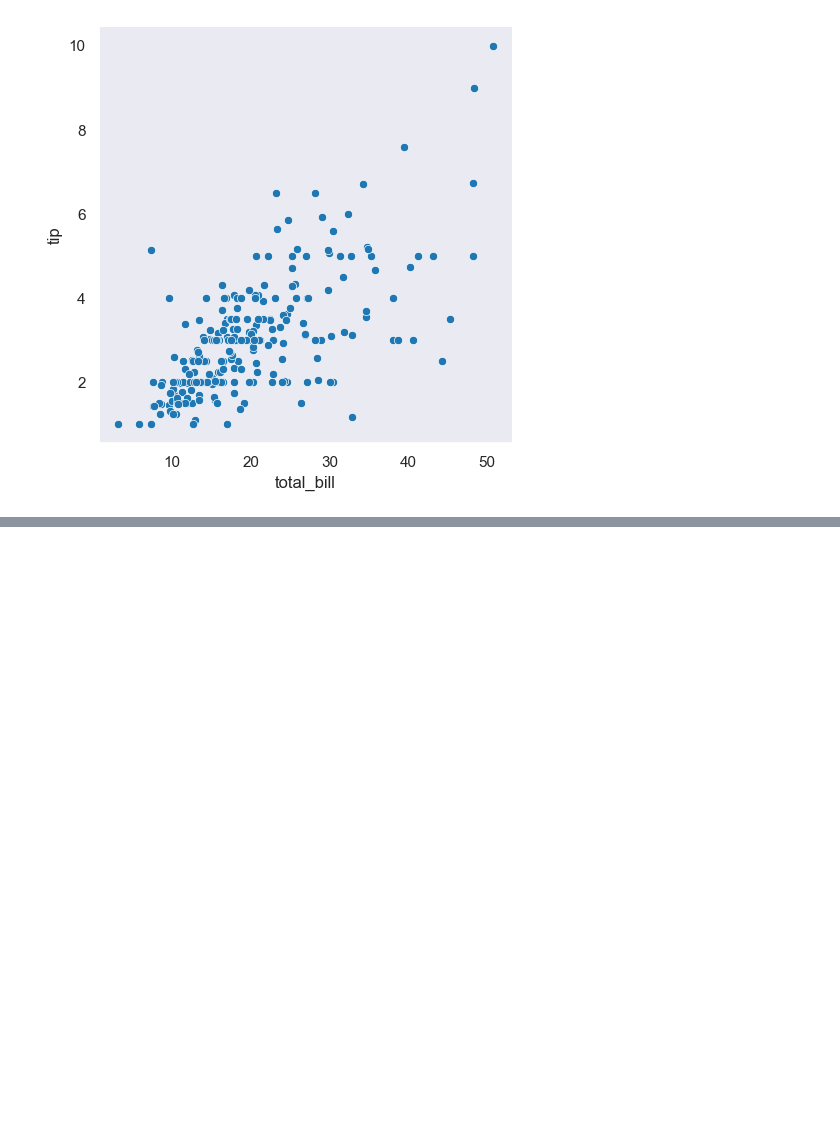
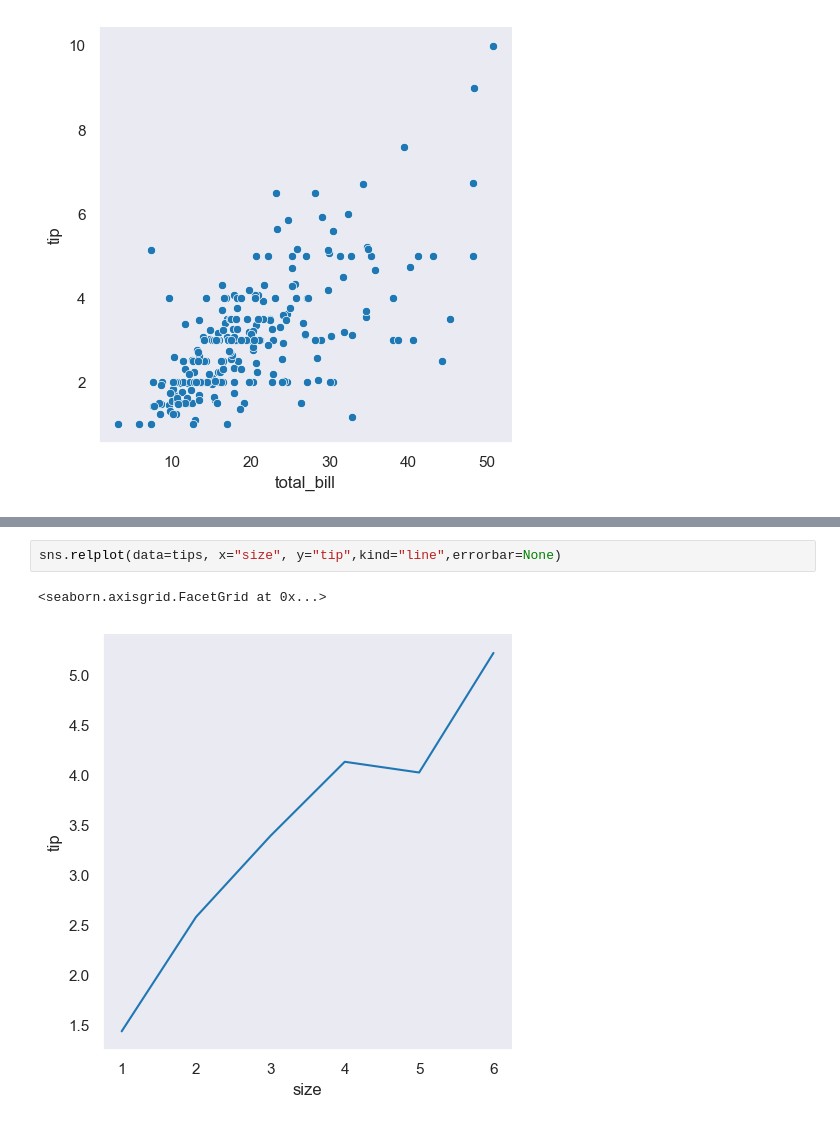
Before and after one commit to AbdullahKhan286/100_Days_Of_DataScience, a Jupyter notebook: day_4/day_4.ipynb, the cells around one changed output, grey strips where cells are left out. Drawn from its saved outputs; the diff is of its cells as text; blank space fills up the shorter version.

```diff
--- a/day_4/day_4.ipynb
+++ b/day_4/day_4.ipynb
@@ -124,0 +132,5 @@ sns.relplot(data=tips,x="total_bill",y="tip")
+# %%
+sns.relplot(data=tips, x="size", y="tip",kind="line",errorbar=None)
+# %% [output]
+<seaborn.axisgrid.FacetGrid at 0x...>
+[figure, added]
```
Also changed, not shown: parts of 26 cells of this notebook.
